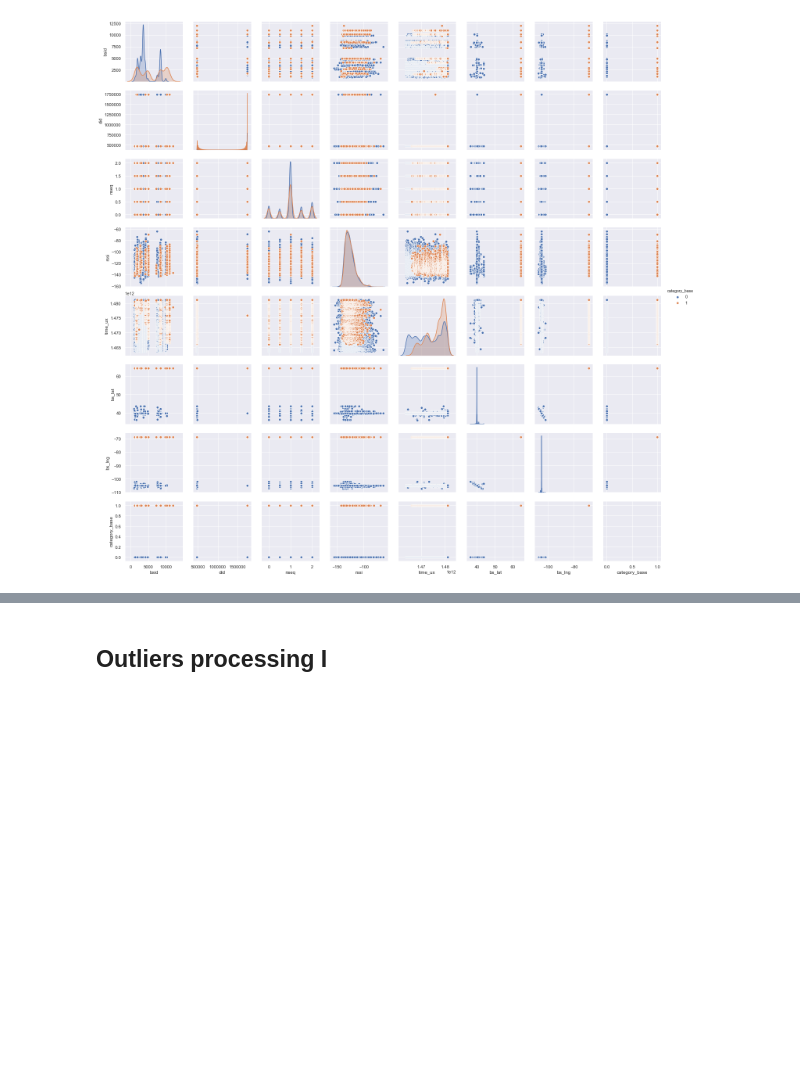
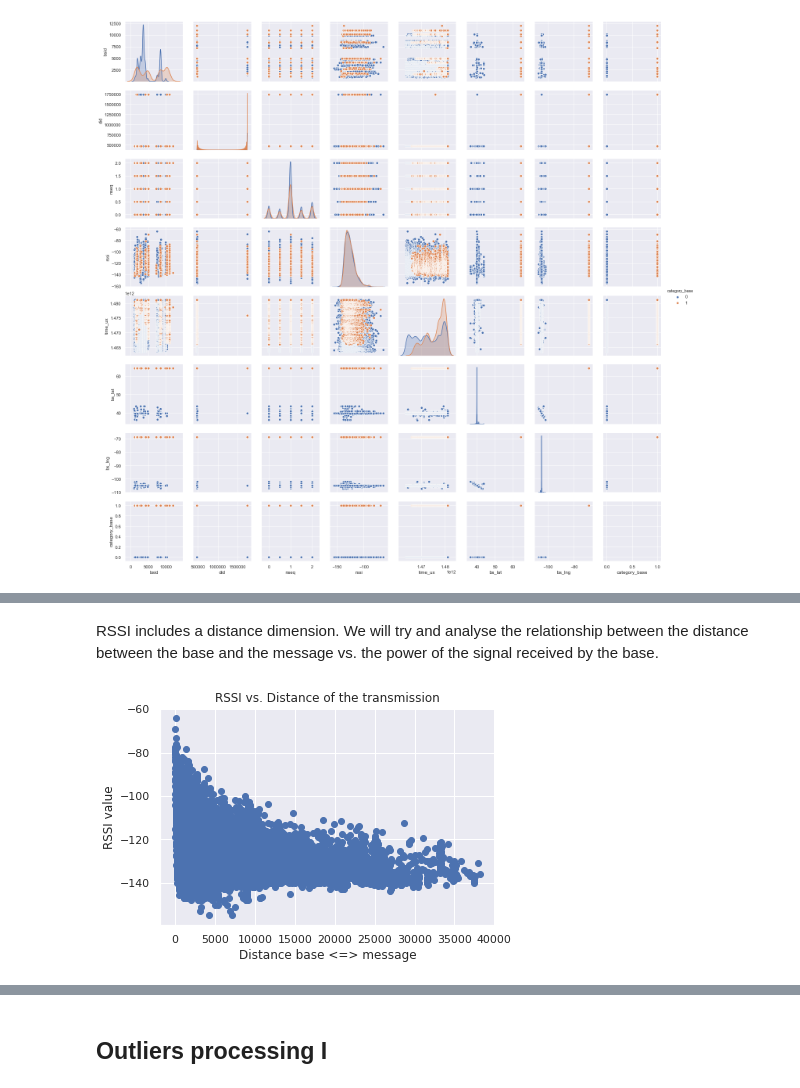
Before and after one commit to mathieubruniquel/IoT_Challenge, a Jupyter notebook: IoT_Geolocalization.ipynb, the cells around one changed output, grey strips where cells are left out. Cells and saved outputs as stored; diff of their text form; code cells hidden in the pictures; blank space fills up the shorter version.

```diff
--- a/IoT_Geolocalization.ipynb
+++ b/IoT_Geolocalization.ipynb
@@ -182,0 +183,30 @@ Bases located at (GPS Coordinates: 64.3, -68.5) represent a signficiant share of
+# %% [markdown]
+RSSI includes a distance dimension. We will try and analyse the relationship between the distance between the base and the message vs. the power of the signal received by the base.
+# %%
+# Add the msg GPS coordinates data to the train dataset
+
+df_mess_train["msg_lat"] = pos_train["lat"]
+df_mess_train["msg_lng"] = pos_train["lng"]
+# %%
+# Construct a function to calculate the distance between base and message
+
+def dist_base_msg(row):
+    return vincenty((row["bs_lat"], row["bs_lng"]), (row["msg_lat"], row["msg_lng"])).meters
+# %%
+# Apply the above function to get the distance
+
+df_mess_train["dist_bs_msg"] = df_mess_train.apply(dist_base_msg, axis=1)
+# %%
+# Create a tmp dataFrame for visualisation purpose, excluding outliers
+
+tmp = df_mess_train[df_mess_train["dist_bs_msg"] < 40000]
+# %%
+# Plotting distance vs.rssi values
+
+plt.scatter(tmp["dist_bs_msg"], tmp["rssi"])
+plt.xlabel("Distance base <=> message")
+plt.ylabel("RSSI value")
+plt.title("RSSI vs. Distance of the transmission")
+plt.show()
+# %% [output]
+[figure, added]
```
Also changed, not shown: parts of 8 cells of this notebook.
